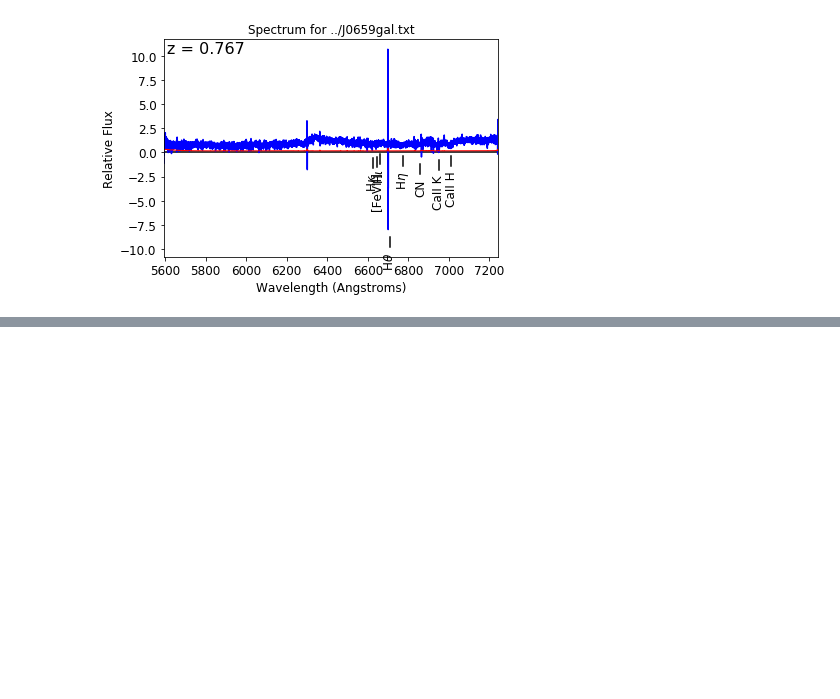
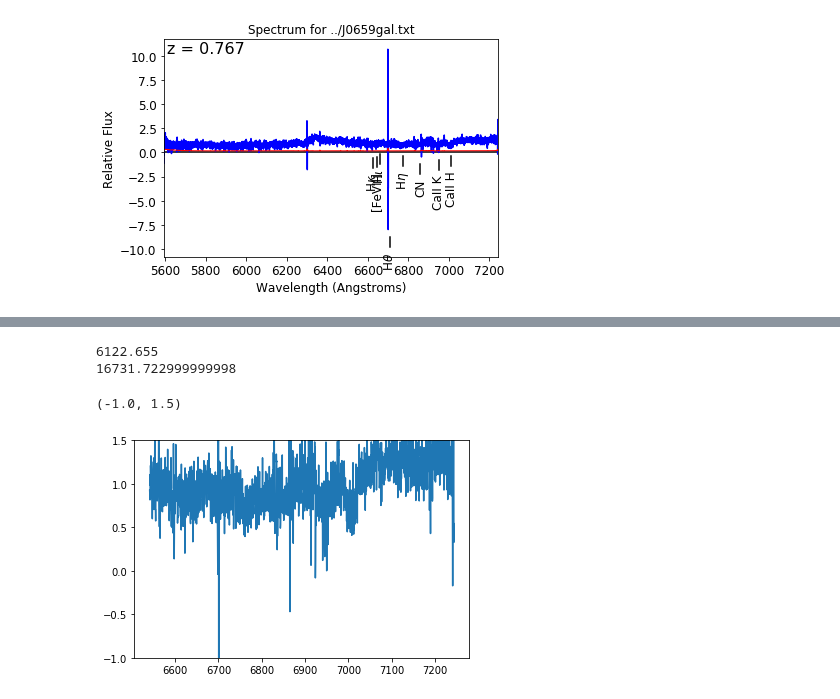
Before and after one commit to pmozumdar/ppxf_code, a Jupyter notebook: velocity_dispersion_J0659.ipynb, the cells around one changed output, grey strips where cells are left out. Cells and saved outputs as stored; diff of their text form; code cells hidden in the pictures; blank space fills up the shorter version.

Commit message:
addin fit of spectra to get velocity dispersion.

```diff
--- a/velocity_dispersion_J0659.ipynb
+++ b/velocity_dispersion_J0659.ipynb
@@ -73,0 +62,22 @@ CaII H        3968.47       7010.70
+# %%
+z = 0.767
+lam_temp_ini = 3465.0
+lam_temp_fin = 9469.00
+lam_range_min = lam_temp_ini*(1+z)
+lam_range_max = lam_temp_fin*(1+z)
+print(lam_range_min)
+print(lam_range_max)
+# %% [output]
+6122.655
+16731.722999999998
+# %%
+lamda_galaxy = data['wav'][2343:]
+spectra_galaxy = data['flux'][2343:]
+variance_spectra_galaxy = data['var'][2343:]
+lamda_galaxy_range =  [lamda_galaxy[0], lamda_galaxy[-1]]
+#lamda_galaxy [2343]
+plt.plot(lamda_galaxy, spectra_galaxy)
+plt.ylim(-1.0, 1.5)
+# %% [output]
+(-1.0, 1.5)
+[figure, added]
```
Also changed, not shown: parts of 19 cells of this notebook.
